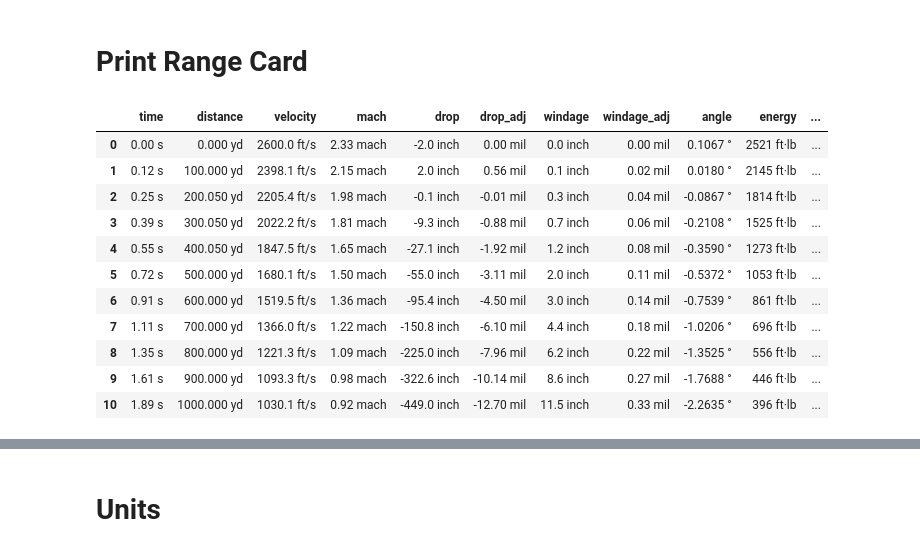
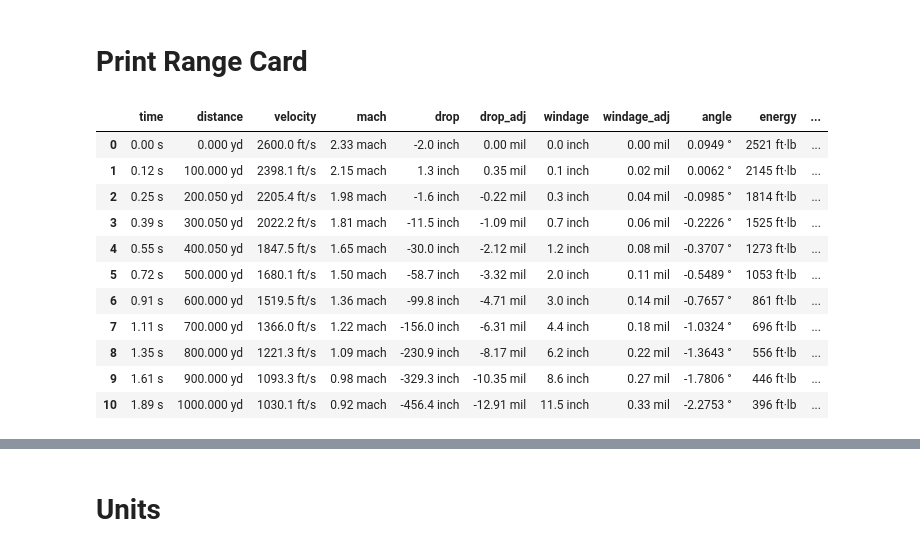
Before and after one commit to o-murphy/py-ballisticcalc, a Jupyter notebook: Example.ipynb, the cells around one changed output, grey strips where cells are left out. Saved outputs shown, nothing was run; the diff lists cells and outputs as text; code cells hidden in the pictures.

```diff
--- a/Example.ipynb
+++ b/Example.ipynb
@@ -59,10 +59,11 @@ Danger space at 300.0yd for 19.7inch tall target ranges from 217.133yd to 355.73
 # %% [markdown]
 # Zero with Look-Angle
 # %%
-# Now find the elevation needed to hit a target at 200 yards with a 10-degree look-angle
+# Now zero weapon to hit a target at 200 yards with a 10-degree look-angle
 target = Distance.Yard(200)
-zero.look_angle = Angular.Degree(10)
+zero.look_angle = Angular.Degree(30)
 high_elevation = calc.set_weapon_zero(shot=zero, zero_distance=target)
-print(f'To hit target at look-distance of {target << Set.Units.distance} sighted at a '
-      f'{zero.look_angle << Angular.Degree} look-angle, barrel elevation={high_elevation << Angular.MOA}')
+print(f'To hit target at look-distance of {target << Set.Units.distance}'
+      + f' sighted at a {zero.look_angle << Set.Units.angular} look-angle,'
+      + f' barrel elevation={high_elevation << Set.Units.adjustment}')
 # %% [output]
@@ -82,23 +83,23 @@ Danger space at 300.0yd for 19.7inch tall target at 10.0° look-angle ranges fro
 # %% [markdown]
 # Print Range Card
 # %%
-# Now shooter prints range card for this new zero, horizontal look-angle
+# Now shooter prints range card for this new zero, but horizontal look-angle
 zero.look_angle = 0
-shot_result = calc.fire(zero, trajectory_range=1000)
-# for p in shot_result:
+range_card = calc.fire(zero, trajectory_range=1000)
+# for p in range_card:
 #     print(p.formatted())
-shot_result.dataframe().to_clipboard()
-shot_result.dataframe(True)
+range_card.dataframe().to_clipboard()
+range_card.dataframe(True)
 # %% [output]
 |  | time | distance | velocity | mach | drop | drop_adj | windage | windage_adj | angle | energy | ... |
-| 0 | 0.00 s | 0.000 yd | 2600.0 ft/s | 2.33 mach | -2.0 inch | 0.00 mil | 0.0 inch | 0.00 mil | 0.1067 ° | 2521 ft·lb | ... |
-| 1 | 0.12 s | 100.000 yd | 2398.1 ft/s | 2.15 mach | 2.0 inch | 0.56 mil | 0.1 inch | 0.02 mil | 0.0180 ° | 2145 ft·lb | ... |
-| 2 | 0.25 s | 200.050 yd | 2205.4 ft/s | 1.98 mach | -0.1 inch | -0.01 mil | 0.3 inch | 0.04 mil | -0.0867 ° | 1814 ft·lb | ... |
-| 3 | 0.39 s | 300.050 yd | 2022.2 ft/s | 1.81 mach | -9.3 inch | -0.88 mil | 0.7 inch | 0.06 mil | -0.2108 ° | 1525 ft·lb | ... |
-| 4 | 0.55 s | 400.050 yd | 1847.5 ft/s | 1.65 mach | -27.1 inch | -1.92 mil | 1.2 inch | 0.08 mil | -0.3590 ° | 1273 ft·lb | ... |
-| 5 | 0.72 s | 500.000 yd | 1680.1 ft/s | 1.50 mach | -55.0 inch | -3.11 mil | 2.0 inch | 0.11 mil | -0.5372 ° | 1053 ft·lb | ... |
-| 6 | 0.91 s | 600.000 yd | 1519.5 ft/s | 1.36 mach | -95.4 inch | -4.50 mil | 3.0 inch | 0.14 mil | -0.7539 ° | 861 ft·lb | ... |
-| 7 | 1.11 s | 700.000 yd | 1366.0 ft/s | 1.22 mach | -150.8 inch | -6.10 mil | 4.4 inch | 0.18 mil | -1.0206 ° | 696 ft·lb | ... |
-| 8 | 1.35 s | 800.000 yd | 1221.3 ft/s | 1.09 mach | -225.0 inch | -7.96 mil | 6.2 inch | 0.22 mil | -1.3525 ° | 556 ft·lb | ... |
-| 9 | 1.61 s | 900.000 yd | 1093.3 ft/s | 0.98 mach | -322.6 inch | -10.14 mil | 8.6 inch | 0.27 mil | -1.7688 ° | 446 ft·lb | ... |
-| 10 | 1.89 s | 1000.000 yd | 1030.1 ft/s | 0.92 mach | -449.0 inch | -12.70 mil | 11.5 inch | 0.33 mil | -2.2635 ° | 396 ft·lb | ... |
+| 0 | 0.00 s | 0.000 yd | 2600.0 ft/s | 2.33 mach | -2.0 inch | 0.00 mil | 0.0 inch | 0.00 mil | 0.0949 ° | 2521 ft·lb | ... |
+| 1 | 0.12 s | 100.000 yd | 2398.1 ft/s | 2.15 mach | 1.3 inch | 0.35 mil | 0.1 inch | 0.02 mil | 0.0062 ° | 2145 ft·lb | ... |
+| 2 | 0.25 s | 200.050 yd | 2205.4 ft/s | 1.98 mach | -1.6 inch | -0.22 mil | 0.3 inch | 0.04 mil | -0.0985 ° | 1814 ft·lb | ... |
+| 3 | 0.39 s | 300.050 yd | 2022.2 ft/s | 1.81 mach | -11.5 inch | -1.09 mil | 0.7 inch | 0.06 mil | -0.2226 ° | 1525 ft·lb | ... |
+| 4 | 0.55 s | 400.050 yd | 1847.5 ft/s | 1.65 mach | -30.0 inch | -2.12 mil | 1.2 inch | 0.08 mil | -0.3707 ° | 1273 ft·lb | ... |
+| 5 | 0.72 s | 500.000 yd | 1680.1 ft/s | 1.50 mach | -58.7 inch | -3.32 mil | 2.0 inch | 0.11 mil | -0.5489 ° | 1053 ft·lb | ... |
+| 6 | 0.91 s | 600.000 yd | 1519.5 ft/s | 1.36 mach | -99.8 inch | -4.71 mil | 3.0 inch | 0.14 mil | -0.7657 ° | 861 ft·lb | ... |
+| 7 | 1.11 s | 700.000 yd | 1366.0 ft/s | 1.22 mach | -156.0 inch | -6.31 mil | 4.4 inch | 0.18 mil | -1.0324 ° | 696 ft·lb | ... |
+| 8 | 1.35 s | 800.000 yd | 1221.3 ft/s | 1.09 mach | -230.9 inch | -8.17 mil | 6.2 inch | 0.22 mil | -1.3643 ° | 556 ft·lb | ... |
+| 9 | 1.61 s | 900.000 yd | 1093.3 ft/s | 0.98 mach | -329.3 inch | -10.35 mil | 8.6 inch | 0.27 mil | -1.7806 ° | 446 ft·lb | ... |
+| 10 | 1.89 s | 1000.000 yd | 1030.1 ft/s | 0.92 mach | -456.4 inch | -12.91 mil | 11.5 inch | 0.33 mil | -2.2753 ° | 396 ft·lb | ... |
```
Also changed, not shown: parts of 8 cells of this notebook, 2 other files.
